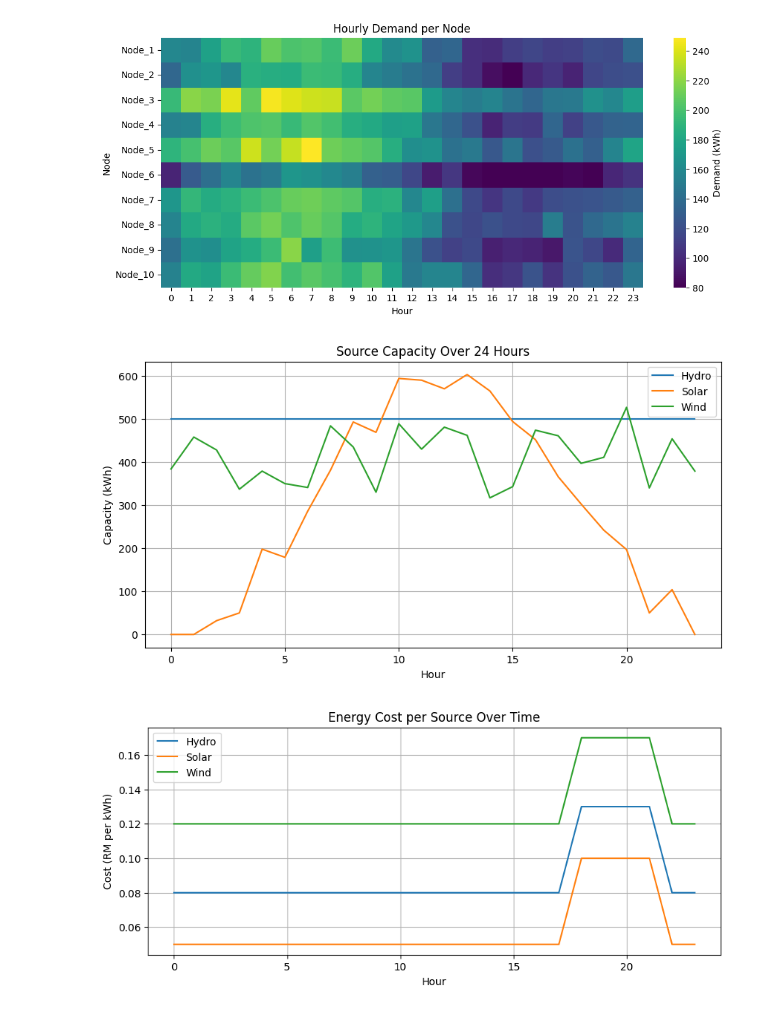
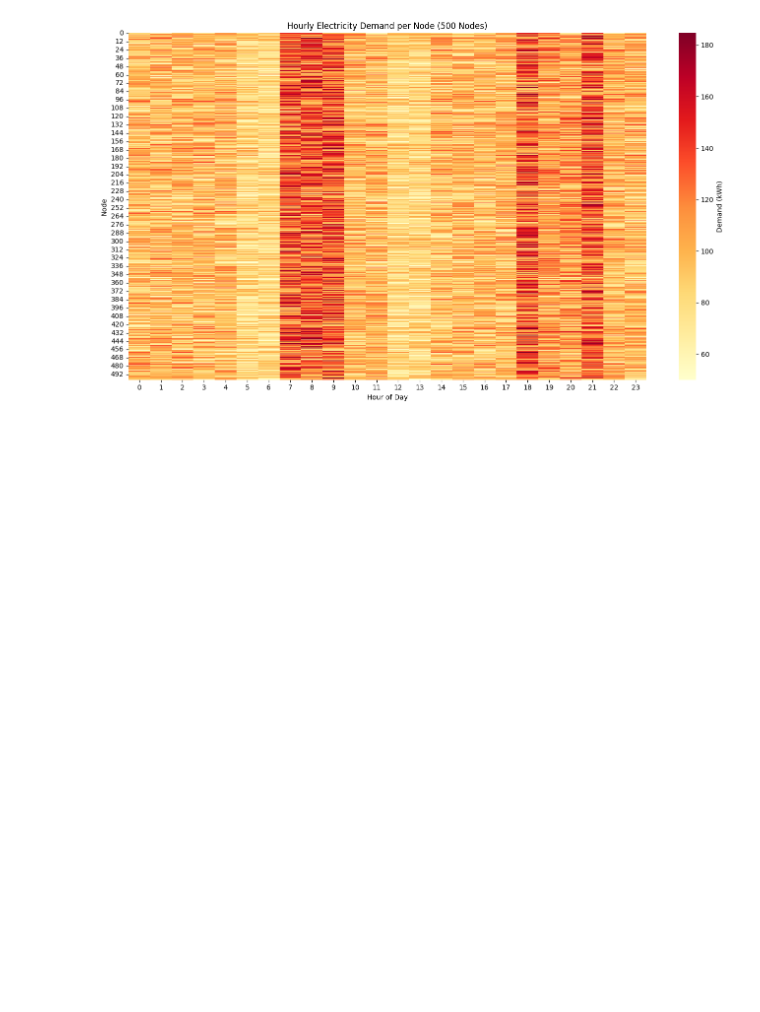
Before and after one commit to ColdWistler/Genetic-Algorithm, a Jupyter notebook: Genetic Algorithm Code.ipynb, the cells around one changed output. Drawn from its saved outputs; the diff is of its cells as text; code cells hidden in the pictures; blank space fills up the shorter version.

```diff
--- a/Genetic Algorithm Code.ipynb
+++ b/Genetic Algorithm Code.ipynb
@@ -70,54 +45,11 @@ grid_data = {
 # %%
-# Demand heatmap
-plt.figure(figsize=(12, 5))
-sns.heatmap(grid_data["demand"], cmap="viridis", cbar_kws={'label': 'Demand (kWh)'})
-plt.title("Hourly Demand per Node")
-plt.xlabel("Hour")
+# ==== 2. VISUALIZE DEMAND ====
+plt.figure(figsize=(14, 8))
+sns.heatmap(demand.numpy(), cmap="YlOrRd", cbar_kws={'label': 'Demand (kWh)'})
+plt.xlabel("Hour of Day")
 plt.ylabel("Node")
-plt.yticks(np.arange(n_nodes)+0.5, grid_data["nodes"], rotation=0)
+plt.title("Hourly Electricity Demand per Node (500 Nodes)")
+plt.tight_layout()
 plt.show()
-
-# Source capacity
-plt.figure(figsize=(10, 5))
-plt.plot(grid_data["capacity"][0], label='Hydro')
-plt.plot(grid_data["capacity"][1], label='Solar')
-plt.plot(grid_data["capacity"][2], label='Wind')
-plt.title("Source Capacity Over 24 Hours")
-plt.xlabel("Hour")
-plt.ylabel("Capacity (kWh)")
-plt.legend()
-plt.grid(True)
-plt.show()
-
-# Source cost
-plt.figure(figsize=(10, 4))
-plt.plot(grid_data["cost"][0], label='Hydro')
-plt.plot(grid_data["cost"][1], label='Solar')
-plt.plot(grid_data["cost"][2], label='Wind')
-plt.title("Energy Cost per Source Over Time")
-plt.xlabel("Hour")
-plt.ylabel("Cost (RM per kWh)")
-plt.legend()
-plt.grid(True)
-plt.show()
-
-# Criticality bar
-plt.figure(figsize=(8, 4))
-sns.countplot(x=grid_data["criticality"])
-plt.title("Node Criticality Distribution")
-plt.xlabel("Criticality Level (1=Normal, 3=Critical)")
-plt.ylabel("Number of Nodes")
-plt.show()
-
-# Loss vs distance
-plt.figure(figsize=(8, 4))
-plt.scatter(distances, grid_data["loss"])
-plt.title("Transmission Loss vs Node Distance")
-plt.xlabel("Distance (km)")
-plt.ylabel("Line Loss (%)")
-plt.grid(True)
-plt.show()
 # %% [output]
-[figure, old version]
+[figure, new version]
-[figure, removed]
-[figure, removed]
```
Also changed, not shown: parts of 13 cells of this notebook.
